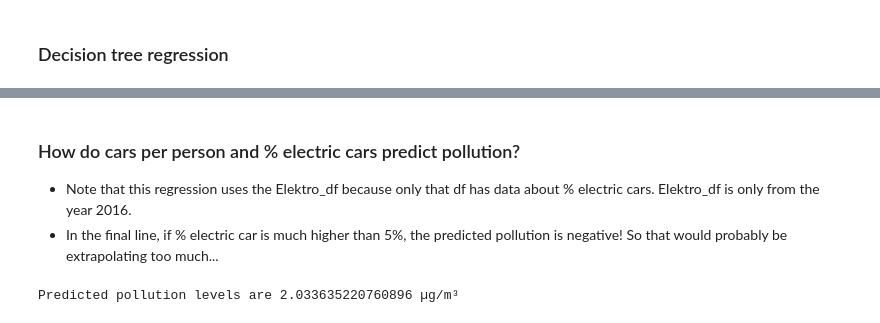
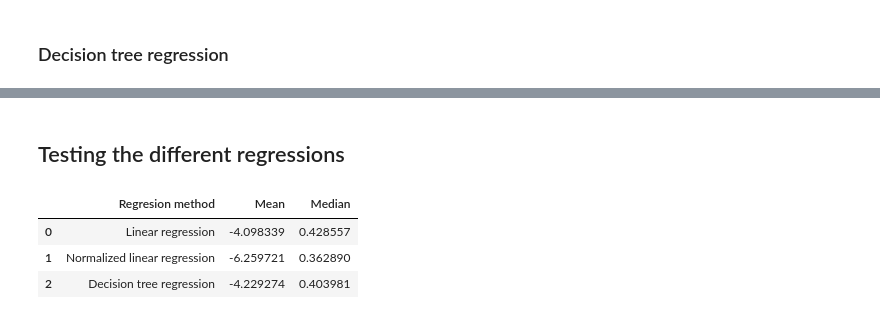
Before and after one commit to masumovic/Datenwissenschaftlair, a Jupyter notebook: Main.ipynb, the cells around one changed output, grey strips where cells are left out. Cells and saved outputs as stored; diff of their text form; code cells hidden in the pictures.

Commit message:
Testing how well the predictions work

```diff
--- a/Main.ipynb
+++ b/Main.ipynb
@@ -558,10 +561,19 @@ Lmodel.score(x_test,y_test)
 # %% [markdown]
 ### Normalized linear regression on the entire model
 # %%
-normalized = preprocessing.normalize(X)
+#check this part - sometimes it returns numbers that are not between -1 and 1
 
-x_train, x_test,y_train,y_test = train_test_split(X,Y,test_size =0.1)
-Lmodel.fit(x_train,y_train)
-predict = Lmodel.predict(x_test)
-Lmodel.score(x_test,y_test)
+def Regression2(df):
+    X = df.drop(["Annual mean in µg/m³","Year","City","PKW Elektro"], axis=1) # take all the columns
+    Y = df["Annual mean in µg/m³"] #define the target column
+    Lmodel = LinearRegression()
+
+    normalized = preprocessing.normalize(X)
+
+    x_train, x_test,y_train,y_test = train_test_split(X,Y,test_size =0.1)
+    Lmodel.fit(x_train,y_train)
+    predict = Lmodel.predict(x_test)
+    return(Lmodel.score(x_test,y_test))
+
+Regression2(df)
 # %% [output]
@@ -578,24 +597,32 @@ Dmodel.score(x_test,y_test)
-# %% [markdown]
-### How do cars per person and % electric cars predict pollution?
-* Note that this regression uses the Elektro_df because only that df has data about % electric cars. Elektro_df is only from the year 2016.
-* In the final line, if % electric car is much higher than 5%, the predicted pollution is negative! So that would probably be extrapolating too much...
-# %%
-Emodel = LinearRegression()
-
-#Defines which df headers are inputs / predictors
-X = ["PKW Dichte","Perc of PKW electric"]
-
-#Defines which df headers are outputs / variables to be predicted
-Y = ["Annual mean in µg/m³"]
-
-#doing the regression
-Emodel.fit(Elektro_df[X],Elektro_df[Y])
-
-#to get data about the coefficients use model.coef_
-#to get data about the coefficients use model.intercept_
-
-#makes a prediction about what pollution levels would be with this PKW Dichte and %Electric
-predicted_pollution = Emodel.predict([[300,5]])
-print("Predicted pollution levels are",float(predicted_pollution),"µg/m³")
-# %% [output]
-Predicted pollution levels are 2.033635220760896 µg/m³
+# %% [markdown]
+## Testing the different regressions
+# %%
+import statistics
+
+i = 0
+score1 = []
+score2 = []
+score3 = []
+
+while i < 100:
+    score1.append(Regression1(df))
+    score2.append(Regression2(df))
+    score3.append(Regression2(df))
+    i = i+1
+
+score1median = statistics.median(score1)
+score1mean = statistics.mean(score1)
+
+score2median = statistics.median(score2)
+score2mean = statistics.mean(score2)
+
+score3median = statistics.median(score3)
+score3mean = statistics.mean(score3)
+
+table = [['Linear regression', score1mean, score1median], ['Normalized linear regression', score2mean, score2median],['Decision tree regression',score3mean,score3median]]
+pd.DataFrame(table, columns=["Regresion method","Mean", "Median"])
+# %% [output]
+|  | Regresion method | Mean | Median |
+| 0 | Linear regression | -4.098339 | 0.428557 |
+| 1 | Normalized linear regression | -6.259721 | 0.362890 |
+| 2 | Decision tree regression | -4.229274 | 0.403981 |
```
Also changed, not shown: parts of 9 cells of this notebook.
